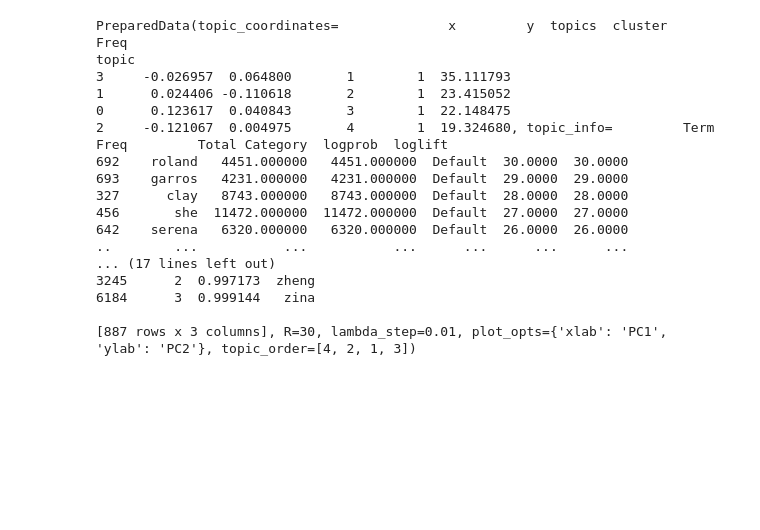
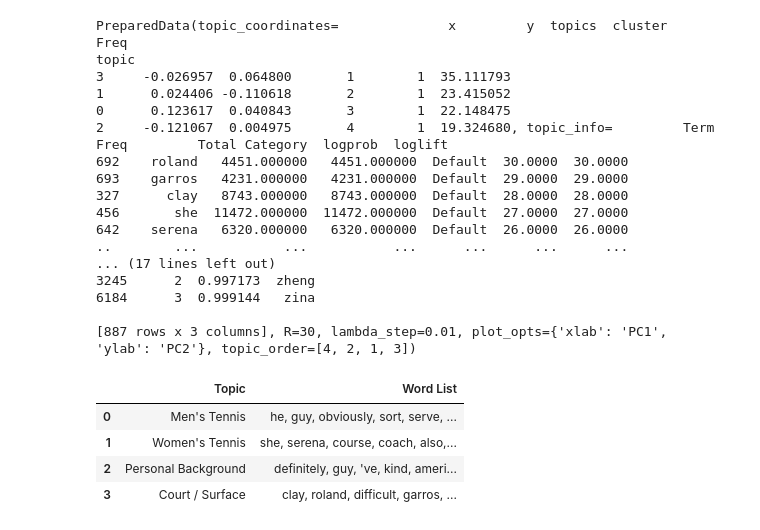
Before and after one commit to Jakur/OU_nlp, a Jupyter notebook: hw1/hw1.ipynb, the cells around one changed output. Saved outputs shown, nothing was run; the diff lists cells and outputs as text; code cells hidden in the pictures; blank space fills up the shorter version.

Commit message:
Add additional latex table output

```diff
--- a/hw1/hw1.ipynb
+++ b/hw1/hw1.ipynb
@@ -13,7 +13,7 @@ from scipy.sparse import csc_array
 from gensim.models.ldamodel import LdaModel
 from gensim.matutils import Sparse2Corpus
 
-EXPORT_TABLES = True
+EXPORT_TABLES = False
 # %%
 nltk.download('punkt')
 nltk.download('stopwords')
@@ -335,3 +346,23 @@ topic
 6184      3  0.999144   zina
 
 [887 rows x 3 columns], R=30, lambda_step=0.01, plot_opts={'xlab': 'PC1', 'ylab': 'PC2'}, topic_order=[4, 2, 1, 3])
+# %%
+topic1 = "he, guy, obviously, sort, serve, roger, mean, 've, return, rafa, break, hit"
+topic2 = "she, serena, course, coach, also, grand, slam, woman, life, girl, sport, china"
+topic3 = "definitely, guy, 've, kind, american, pretty, she, obviously, love, college, get, everyone"
+topic4 = "clay, roland, difficult, garros, grass, gon, important, na, season, true, pain, course"
+records = []
+for name, words in zip(["Men's Tennis", "Women's Tennis", "Personal Background", "Court / Surface"], [topic1, topic2, topic3, topic4]):
+    records.append({"Topic": name, "Word List": words})
+
+topics = pd.DataFrame.from_records(records)
+if EXPORT_TABLES:
+    with pd.option_context("max_colwidth", 1000):
+        topics.to_latex("out2.tex", index=False)
+topics
+# %% [output]
+|  | Topic | Word List |
+| 0 | Men's Tennis | he, guy, obviously, sort, serve, ... |
+| 1 | Women's Tennis | she, serena, course, coach, also,... |
+| 2 | Personal Background | definitely, guy, 've, kind, ameri... |
+| 3 | Court / Surface | clay, roland, difficult, garros, ... |
```
Also changed, not shown: parts of 2 cells of this notebook.
